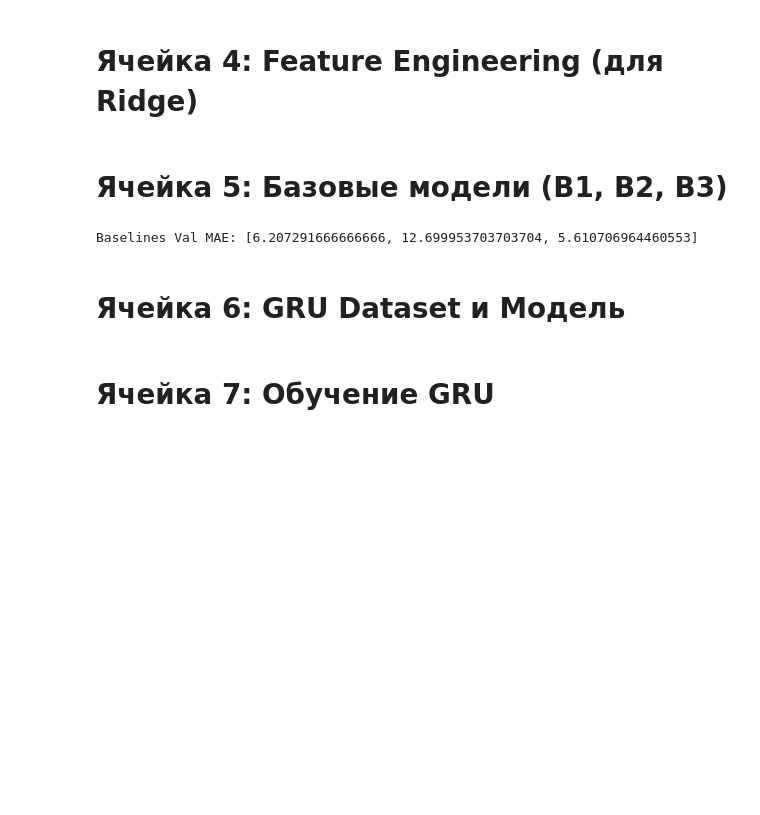
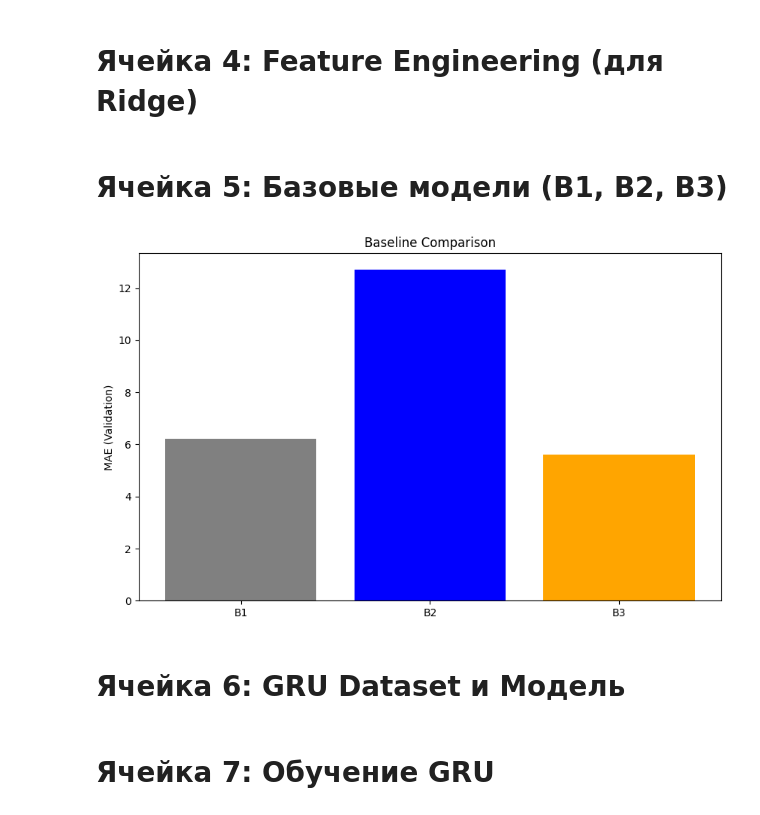
Before and after one commit to HollowHorizon/DPO-HomeWorks, a Jupyter notebook: homeworks/HW12/HW12.ipynb, the cells around one changed output. Saved outputs shown, nothing was run; the diff lists cells and outputs as text; code cells hidden in the pictures; blank space fills up the shorter version.

```diff
--- a/homeworks/HW12/HW12.ipynb
+++ b/homeworks/HW12/HW12.ipynb
@@ -116,6 +124,7 @@ def create_features(df_in):
     df['hour'] = df['date'].dt.hour
     return df
 
+
 # Применяем ко всему датасету (лаги считаются по всему ряду, так что удалим NaN)
 df_features = create_features(df).dropna().reset_index(drop=True)
 
@@ -127,43 +136,72 @@ test_f = df_features[df_features['date'] > val_df['date'].max()]
 X_cols = ['lag_1', 'lag_7', 'lag_14', 'rolling_mean_7', 'rolling_std_7', 'day_of_week', 'hour']
 y_col = 'target'
 
+SEED = 42
+WINDOW_SIZE = 24
+HORIZON = 1
+
 scaler = StandardScaler()
-X_train = scaler.fit_transform(train_f[X_cols])
-X_val = scaler.transform(val_f[X_cols])
-X_test = scaler.transform(test_f[X_cols])
+X_train = scaler.fit_transform(train_f[X_cols])  # Единственный FIT
+X_val = scaler.transform(val_f[X_cols])  # Только TRANSFORM
+X_test = scaler.transform(test_f[X_cols])  # Только TRANSFORM
 
-y_train, y_val, y_test = train_f[y_col], val_f[y_col], test_f[y_col]
+y_train, y_val, y_test = train_f[y_col].values, val_f[y_col].values, test_f[y_col].values
+
+# Сохраняем информацию о скалере для конфига
+scaler_info = "StandardScaler (fitted on train only)"
 # %% [markdown]
 # Ячейка 5: Базовые модели (B1, B2, B3)
 # %%
 results = []
+
 
 def record_res(exp_id, y_true, y_pred, notes=""):
     mae = mean_absolute_error(y_true, y_pred)
     rmse = np.sqrt(mean_squared_error(y_true, y_pred))
     mape = mean_absolute_percentage_error(y_true, y_pred)
-    results.append({
-        'experiment_id': exp_id, 'best_val_mae': mae, 'best_val_rmse': rmse, 'best_val_mape': mape, 'notes': notes
-    })
+
+    # Расширенный словарь для runs.csv
+    res = {
+        'experiment_id': exp_id,
+        'task': 'forecasting',
+        'dataset': 'S12-hw-dataset.csv',
+        'seed': SEED,
+        'split_summary': f"train:{len(train_df)}, val:{len(val_df)}, test:{len(test_df)}",
+        'window_size': WINDOW_SIZE if exp_id == 'R1' else 'N/A',
+        'horizon': HORIZON,
+        'model_summary': notes,
+        'features_summary': "lags[1,7,14], rolling[7], calendar" if exp_id in ['B3', 'R1'] else "target_only",
+        'scaler': scaler_info if exp_id in ['B3', 'R1'] else "None",
+        'optimizer': 'Adam' if exp_id == 'R1' else 'N/A',
+        'lr': 0.001 if exp_id == 'R1' else 'N/A',
+        'epochs_trained': 50 if exp_id == 'R1' else 0,
+        'best_val_mae': mae,
+        'best_val_rmse': rmse,
+        'best_val_mape': mape,
+        'test_mae': np.nan,
+        'test_rmse': np.nan,
+        'test_mape': np.nan,
+        'notes': notes
+    }
+    results.append(res)
     return mae
 
-# B1: Naive (прогноз это предыдущее значение)
-y_pred_b1 = val_f['lag_1']
-record_res('B1', y_val, y_pred_b1, "Naive Last Value")
 
-# B2: Moving Average (окно 7)
-y_pred_b2 = val_f['rolling_mean_7']
-record_res('B2', y_val, y_pred_b2, "Moving Average Window 7")
+record_res('B1', y_val, val_f['lag_1'], "Naive Last Value")
+record_res('B2', y_val, val_f['rolling_mean_7'], "Moving Average Window 7")
+ridge = Ridge().fit(X_train, y_train)
+record_res('B3', y_val, ridge.predict(X_val), "Ridge Regression")
 
-# B3: Ridge
-ridge = Ridge()
-ridge.fit(X_train, y_train)
-y_pred_b3 = ridge.predict(X_val)
-record_res('B3', y_val, y_pred_b3, "Ridge on Lag Features")
-
-print("Baselines Val MAE:", [res['best_val_mae'] for res in results])
+plt.figure(figsize=(10, 6))
+ids = [r['experiment_id'] for r in results]
+maes = [r['best_val_mae'] for r in results]
+plt.bar(ids, maes, color=['gray', 'blue', 'orange'])
+plt.ylabel('MAE (Validation)')
+plt.title('Baseline Comparison')
+plt.savefig('artifacts/figures/baselines_compare.png')
+plt.show()
 # %% [output]
-Baselines Val MAE: [6.207291666666666, 12.699953703703704, 5.610706964460553]
+[figure, added]
 # %% [markdown]
 # Ячейка 6: GRU Dataset и Модель
 # %%
```
Also changed, not shown: parts of 5 cells of this notebook, 16 other files.
